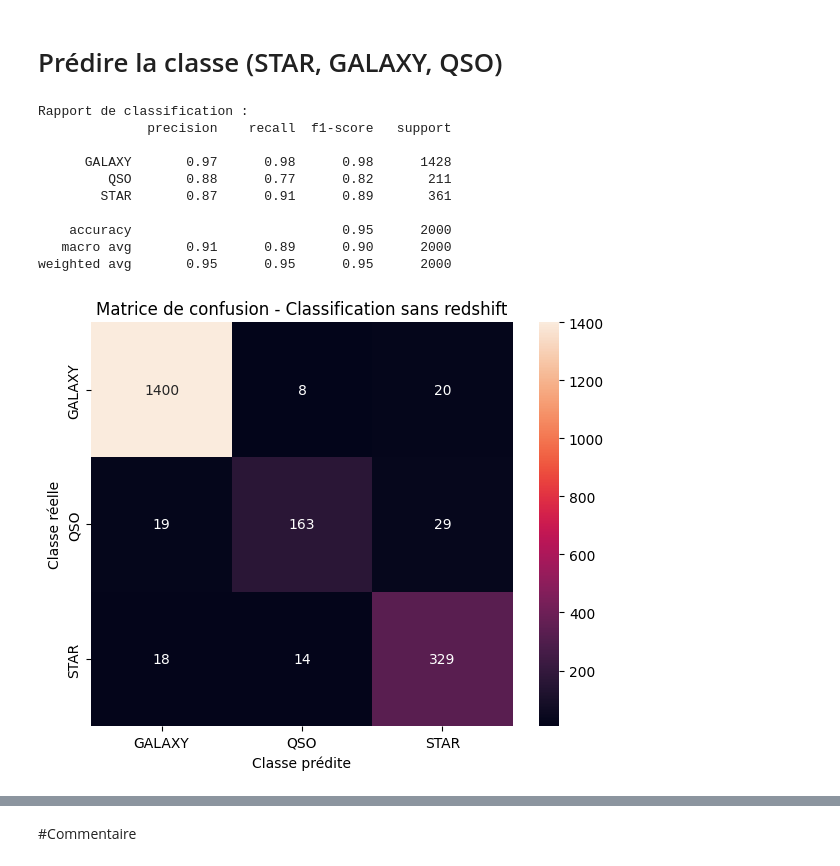
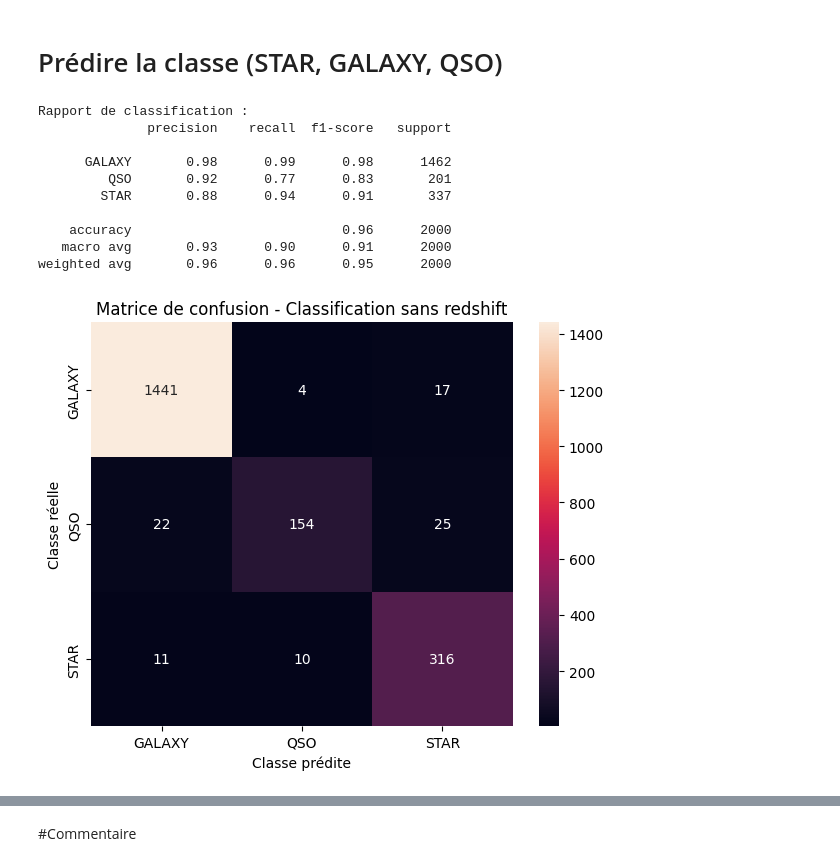
Before and after one commit to FDSena/SDSS_PROJECT_DA, a Jupyter notebook: projet.ipynb, the cells around one changed output, grey strips where cells are left out. Saved outputs shown, nothing was run; the diff lists cells and outputs as text; code cells hidden in the pictures.

```diff
--- a/projet.ipynb
+++ b/projet.ipynb
@@ -471,7 +471,7 @@ Ces trois visualisations confirment que :
 # %% [markdown]
 # Prédire la classe (STAR, GALAXY, QSO)
 # %%
-#Supprimer 'redshift' des features
+#Sans le 'redshift' des features
 features_classif = [
     "u", "g", "r", "i", "z",
     "petroRad_u", "petroRad_g", "petroRad_r", "petroRad_i", "petroRad_z",
@@ -482,12 +482,6 @@ features_classif = [
 ]
 
 features_classif = [f for f in features_classif if f in df.columns]
-
-# Ajout des couleurs
-df["g-r"] = df["g"] - df["r"]
-df["r-i"] = df["r"] - df["i"]
-df["i-z"] = df["i"] - df["z"]
-features_classif += ["g-r", "r-i", "i-z"]
 
 # Sous-échantillonnage
 df_sampled = df.sample(n=10000, random_state=42)
@@ -495,38 +489,38 @@ X = df_sampled[features_classif]
 y = df_sampled["class"]
 
 # Split
 X_train, X_test, y_train, y_test = train_test_split(X, y, test_size=0.2, random_state=42)
 
 # Entraînement
 clf = RandomForestClassifier(n_estimators=100, class_weight="balanced", random_state=42)
 clf.fit(X_train, y_train)
 y_pred = clf.predict(X_test)
 
 # Rapport et matrice de confusion
 report = classification_report(y_test, y_pred, output_dict=False)
 conf_matrix = confusion_matrix(y_test, y_pred)
 
 # Affichage
 print("Rapport de classification :")
 print(report)
 
 plt.figure(figsize=(6, 5))
 sns.heatmap(conf_matrix, annot=True, fmt="d", xticklabels=clf.classes_, yticklabels=clf.classes_)
 plt.title("Matrice de confusion - Classification sans redshift")
 plt.xlabel("Classe prédite")
 plt.ylabel("Classe réelle")
 plt.tight_layout()
 plt.show()
 # %% [output]
 Rapport de classification :
               precision    recall  f1-score   support
 
-      GALAXY       0.97      0.98      0.98      1428
-         QSO       0.88      0.77      0.82       211
-        STAR       0.87      0.91      0.89       361
+      GALAXY       0.98      0.99      0.98      1462
+         QSO       0.92      0.77      0.83       201
+        STAR       0.88      0.94      0.91       337
 
-    accuracy                           0.95      2000
-   macro avg       0.91      0.89      0.90      2000
-weighted avg       0.95      0.95      0.95      2000
+    accuracy                           0.96      2000
+   macro avg       0.93      0.90      0.91      2000
+weighted avg       0.96      0.96      0.95      2000
-[figure, old version]
+[figure, new version]
 # %%
```
Also changed, not shown: parts of 1 cell of this notebook.
